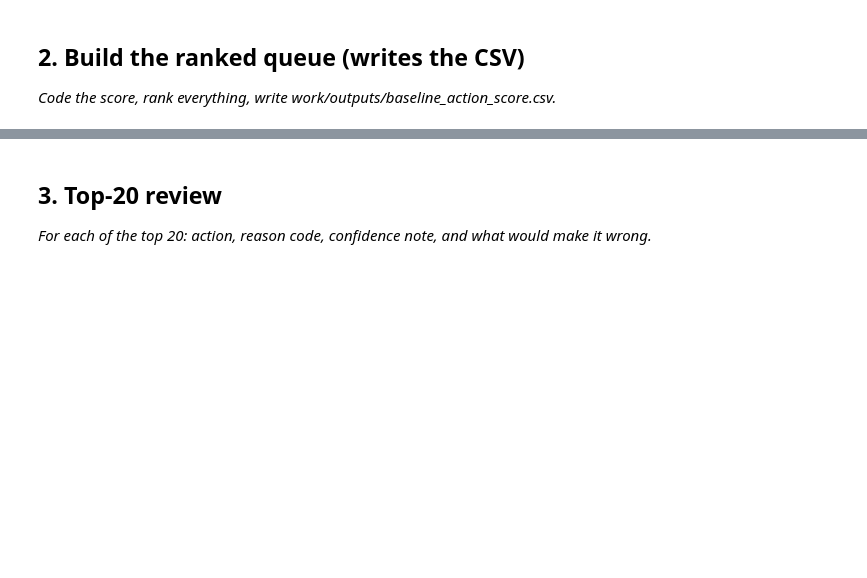
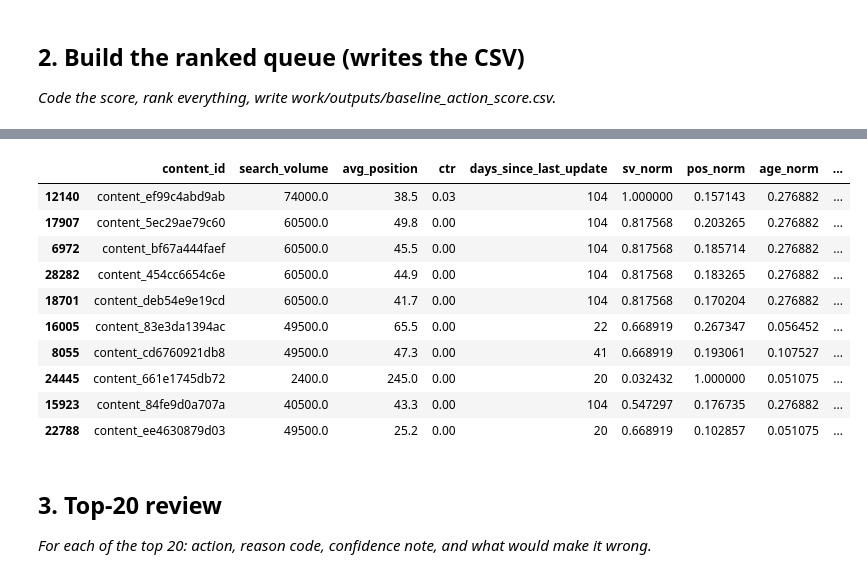
Before and after one commit to humaisali/FlyRank-Machine-Learning-Internship, a Jupyter notebook: work/notebooks/w04_baseline_score.ipynb, the cells around one changed output, grey strips where cells are left out. Cells and saved outputs as stored; diff of their text form; code cells hidden in the pictures; blank space fills up the shorter version.

```diff
--- a/work/notebooks/w04_baseline_score.ipynb
+++ b/work/notebooks/w04_baseline_score.ipynb
@@ -22,0 +41,15 @@ This skeleton is yours to fill. Work the sections **in order** — each one has
+# %%
+import pandas as pd
+
+df = pd.read_csv("/content/content_refresh_anonymized.csv")
+
+freshness_check = (
+    df.groupby("freshness_tier")
+      .agg(
+          n=("content_id", "count"),
+          avg_search_volume=("search_volume", "mean")
+      )
+      .sort_index()
+)
+
+display(freshness_check)
@@ -22,0 +98,71 @@ This skeleton is yours to fill. Work the sections **in order** — each one has
+# %%
+from sklearn.preprocessing import MinMaxScaler
+import os
+
+baseline = df[
+    [
+        "content_id",
+        "search_volume",
+        "avg_position",
+        "ctr",
+        "days_since_last_update"
+    ]
+].dropna().copy()
+
+scaler = MinMaxScaler()
+
+baseline[
+    [
+        "sv_norm",
+        "pos_norm",
+        "age_norm"
+    ]
+] = scaler.fit_transform(
+    baseline[
+        [
+            "search_volume",
+            "avg_position",
+            "days_since_last_update"
+        ]
+    ]
+)
+
+baseline["baseline_score"] = (
+      0.45 * baseline["sv_norm"]
+    + 0.35 * baseline["pos_norm"]
+    + 0.20 * baseline["age_norm"]
+)
+
+def reason(row):
+
+    if row["days_since_last_update"] > 180 and row["search_volume"] > 100:
+        return "STALE_HIGH_VOLUME"
+
+    elif row["ctr"] < 0.03:
+        return "LOW_CTR"
+
+    elif row["avg_position"] > 20:
+        return "LOW_VISIBILITY"
+
+    return "NO_ACTION"
+
+baseline["reason_code"] = baseline.apply(reason, axis=1)
+
+baseline["action"] = "Refresh Content"
+
+baseline = baseline.sort_values(
+    "baseline_score",
+    ascending=False
+)
+
+os.makedirs("work/outputs", exist_ok=True)
+
+baseline.to_csv(
+    "work/outputs/baseline_action_score.csv",
+    index=False
+)
+
+print("CSV written successfully.")
+
+display(baseline.head(10))
+# %% [output]
@@ -23,3 +170,14 @@ This skeleton is yours to fill. Work the sections **in order** — each one has
+|  | content_id | search_volume | avg_position | ctr | days_since_last_update | sv_norm | pos_norm | age_norm | ... |
+| 12140 | content_ef99c4abd9ab | 74000.0 | 38.5 | 0.03 | 104 | 1.000000 | 0.157143 | 0.276882 | ... |
+| 17907 | content_5ec29ae79c60 | 60500.0 | 49.8 | 0.00 | 104 | 0.817568 | 0.203265 | 0.276882 | ... |
+| 6972 | content_bf67a444faef | 60500.0 | 45.5 | 0.00 | 104 | 0.817568 | 0.185714 | 0.276882 | ... |
+| 28282 | content_454cc6654c6e | 60500.0 | 44.9 | 0.00 | 104 | 0.817568 | 0.183265 | 0.276882 | ... |
+| 18701 | content_deb54e9e19cd | 60500.0 | 41.7 | 0.00 | 104 | 0.817568 | 0.170204 | 0.276882 | ... |
+| 16005 | content_83e3da1394ac | 49500.0 | 65.5 | 0.00 | 22 | 0.668919 | 0.267347 | 0.056452 | ... |
+| 8055 | content_cd6760921db8 | 49500.0 | 47.3 | 0.00 | 41 | 0.668919 | 0.193061 | 0.107527 | ... |
+| 24445 | content_661e1745db72 | 2400.0 | 245.0 | 0.00 | 20 | 0.032432 | 1.000000 | 0.051075 | ... |
+| 15923 | content_84fe9d0a707a | 40500.0 | 43.3 | 0.00 | 104 | 0.547297 | 0.176735 | 0.276882 | ... |
+| 22788 | content_ee4630879d03 | 49500.0 | 25.2 | 0.00 | 20 | 0.668919 | 0.102857 | 0.051075 | ... |
 # %% [markdown]
 ## 3. Top-20 review
 
```
Also changed, not shown: parts of 14 cells of this notebook.
